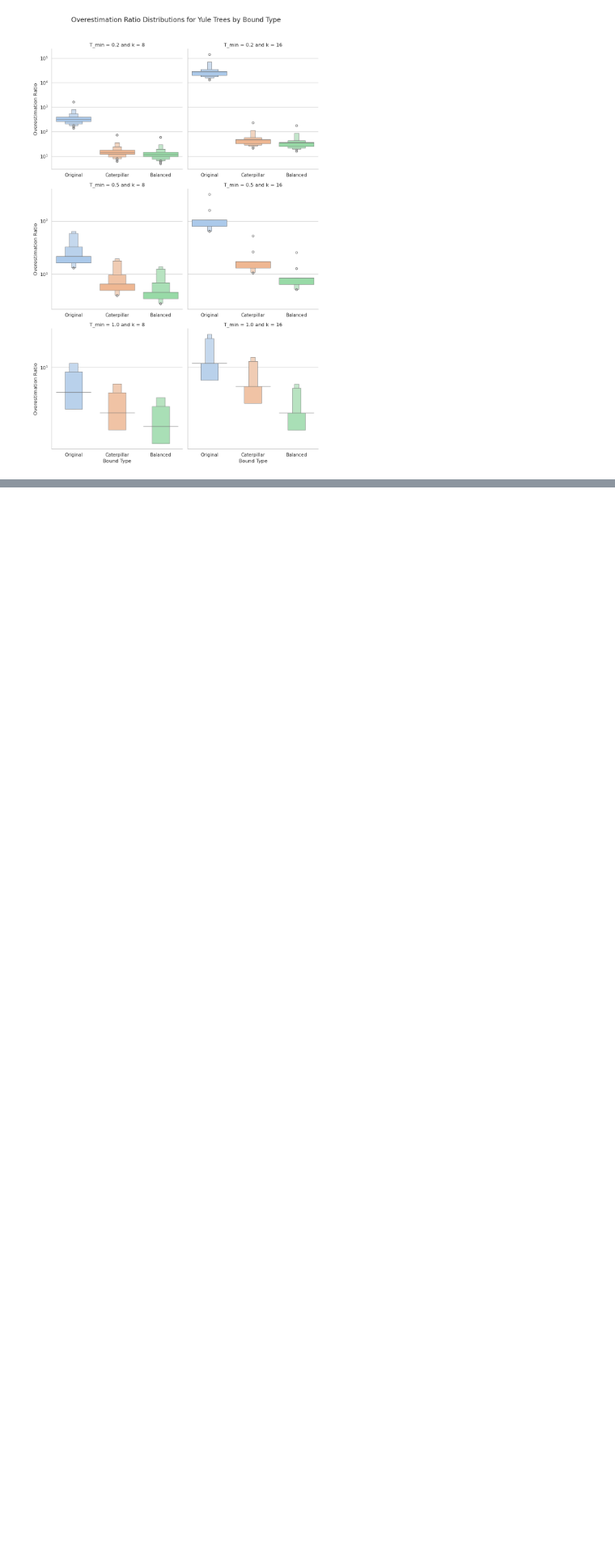
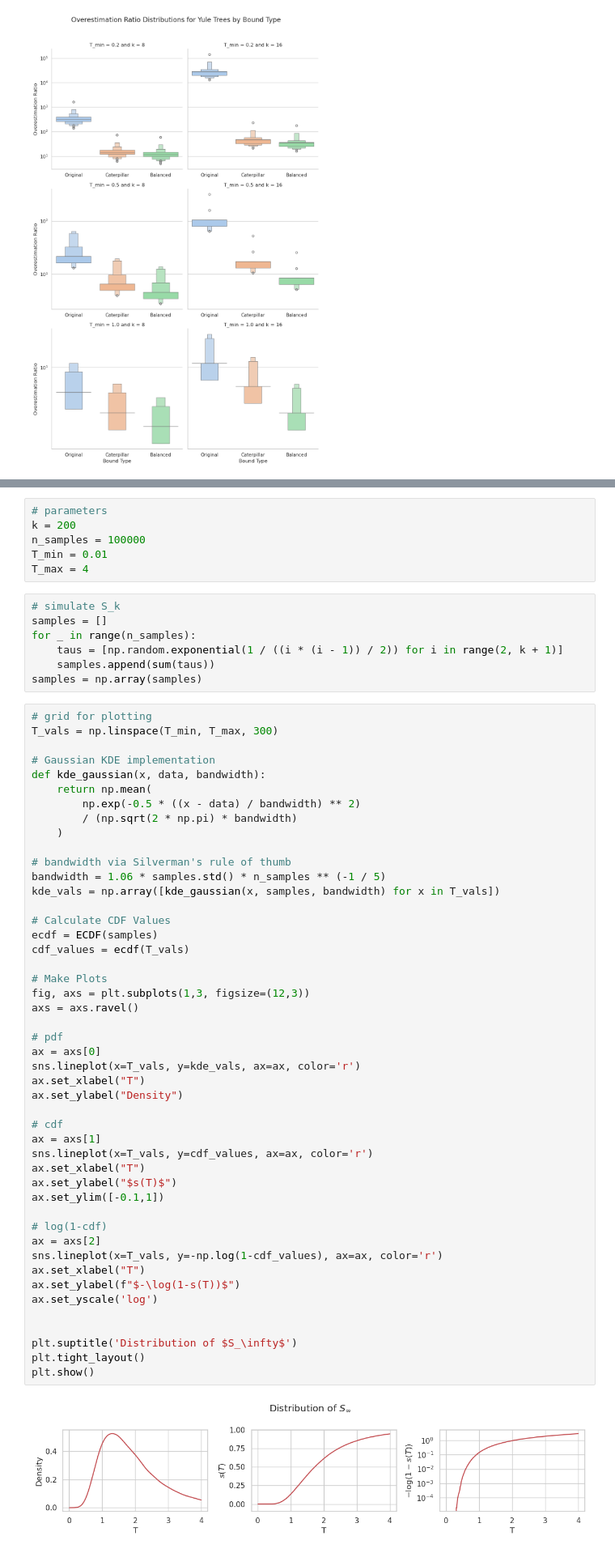
Before and after one commit to zackmcnulty/msc_bipartition_cover, a Jupyter notebook: notebooks/bipartitions_paper.ipynb, the cells around one changed output, grey strips where cells are left out. Shown at 81% size. Drawn from its saved outputs; the diff is of its cells as text; blank space fills up the shorter version.

```diff
--- a/notebooks/bipartitions_paper.ipynb
+++ b/notebooks/bipartitions_paper.ipynb
@@ -496,0 +507,62 @@ with sns.color_palette('pastel'):
+# %%
+# parameters
+k = 200
+n_samples = 100000
+T_min = 0.01
+T_max = 4
+# %%
+# simulate S_k
+samples = []
+for _ in range(n_samples):
+    taus = [np.random.exponential(1 / ((i * (i - 1)) / 2)) for i in range(2, k + 1)]
+    samples.append(sum(taus))
+samples = np.array(samples)
+# %%
+# grid for plotting
+T_vals = np.linspace(T_min, T_max, 300)
+
+# Gaussian KDE implementation
+def kde_gaussian(x, data, bandwidth):
+    return np.mean(
+        np.exp(-0.5 * ((x - data) / bandwidth) ** 2)
+        / (np.sqrt(2 * np.pi) * bandwidth)
+    )
+
+# bandwidth via Silverman's rule of thumb
+bandwidth = 1.06 * samples.std() * n_samples ** (-1 / 5)
+kde_vals = np.array([kde_gaussian(x, samples, bandwidth) for x in T_vals])
+
+# Calculate CDF Values
+ecdf = ECDF(samples)
+cdf_values = ecdf(T_vals)
+
+# Make Plots
+fig, axs = plt.subplots(1,3, figsize=(12,3))
+axs = axs.ravel()
+
+# pdf
+ax = axs[0]
+sns.lineplot(x=T_vals, y=kde_vals, ax=ax, color='r')
+ax.set_xlabel("T")
+ax.set_ylabel("Density")
+
+# cdf
+ax = axs[1]
+sns.lineplot(x=T_vals, y=cdf_values, ax=ax, color='r')
+ax.set_xlabel("T")
+ax.set_ylabel("$s(T)$")
+ax.set_ylim([-0.1,1])
+
+# log(1-cdf)
+ax = axs[2]
+sns.lineplot(x=T_vals, y=-np.log(1-cdf_values), ax=ax, color='r')
+ax.set_xlabel("T")
+ax.set_ylabel(f"$-\log(1-s(T))$")
+ax.set_yscale('log')
+
+
+plt.suptitle('Distribution of $S_\infty$')
+plt.tight_layout()
+plt.show()
+# %% [output]
+[figure, added]
```
Also changed, not shown: parts of 18 cells of this notebook, 1 other file.
